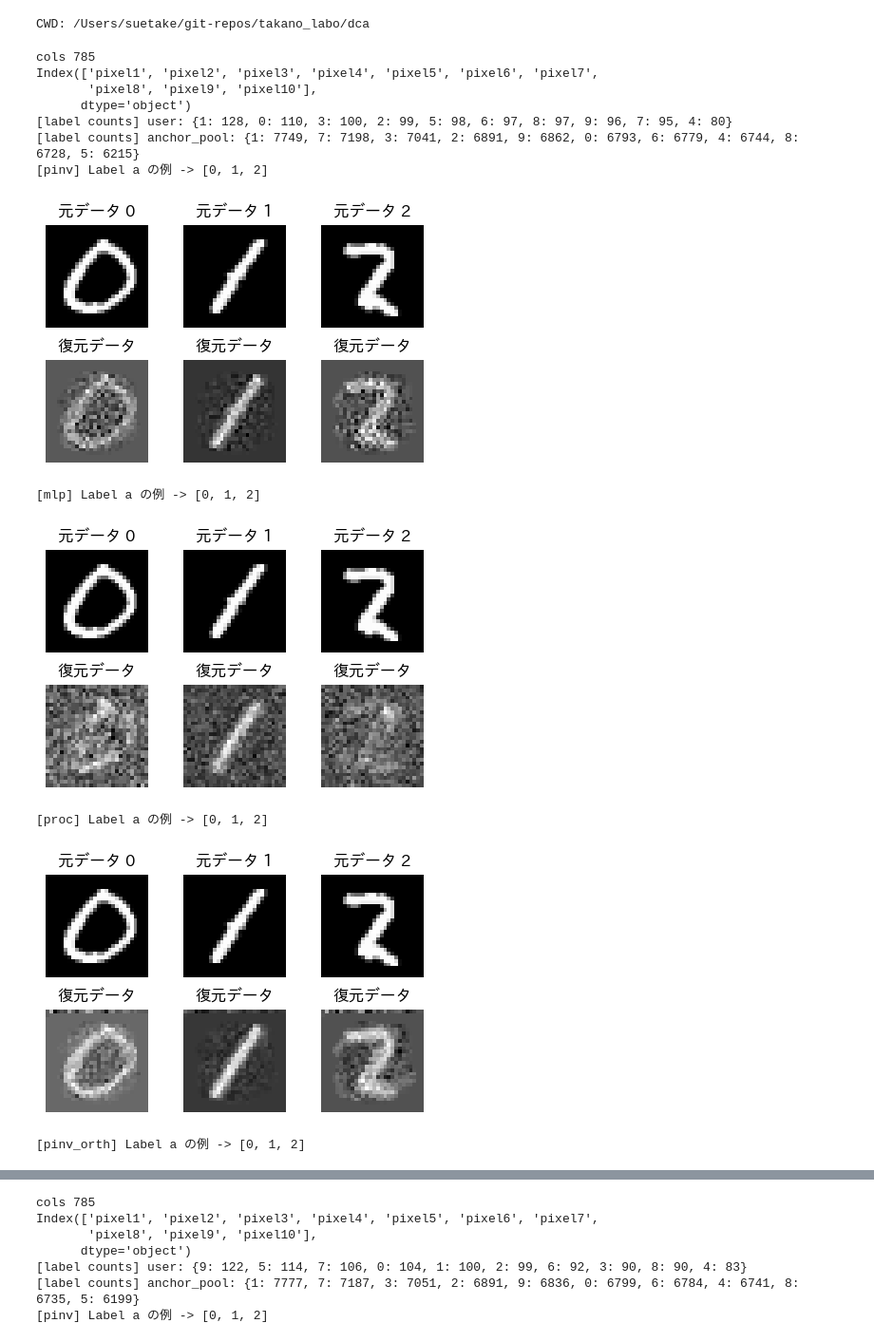
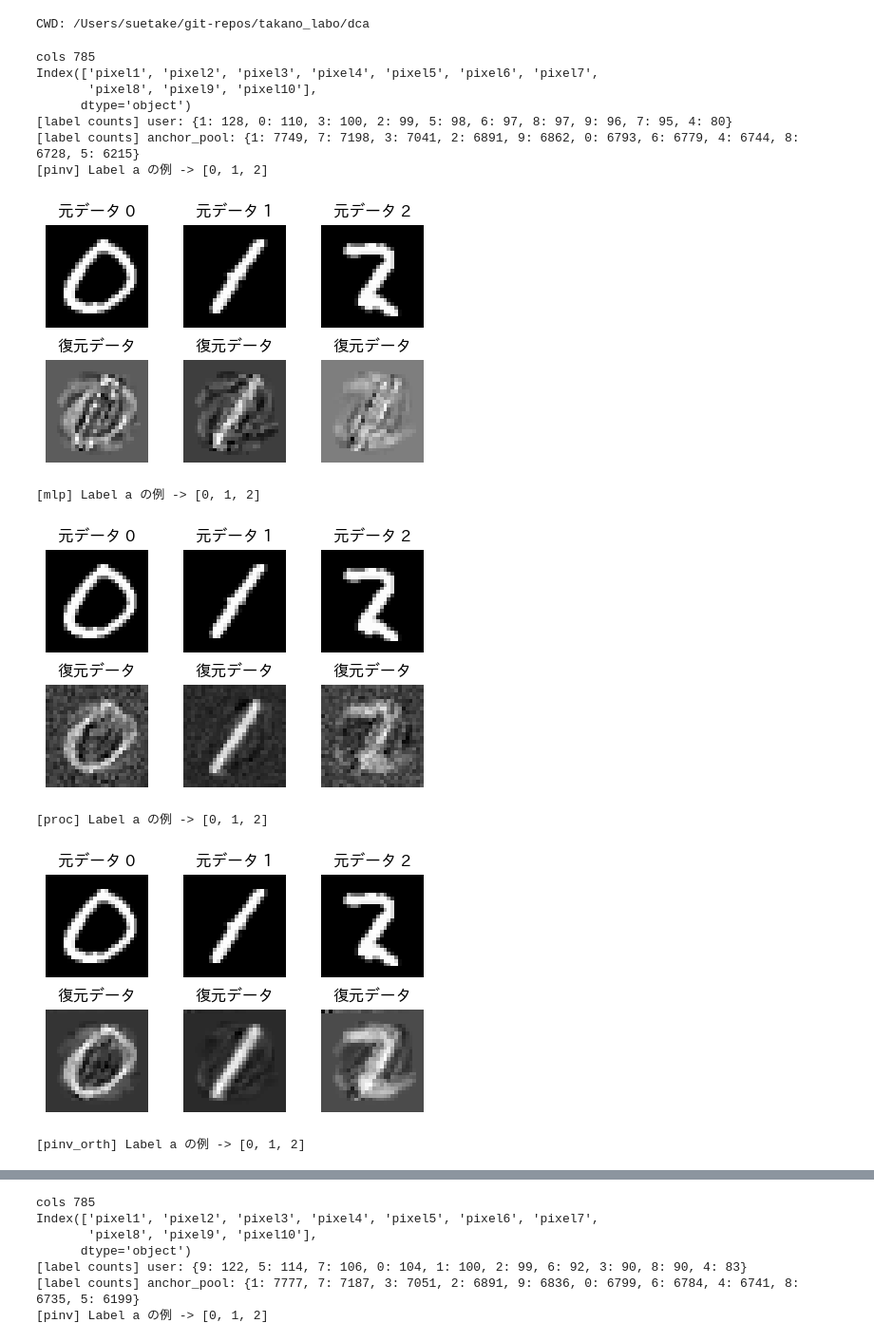
Before and after one commit to takano-lab/data-collaboration-analysis, a Jupyter notebook: 実験用/mnist_reconstruction_privacy_vs_orth.ipynb, the cells around one changed output, grey strips where cells are left out. Shown at 95% size. Saved outputs shown, nothing was run; the diff lists cells and outputs as text; code cells hidden in the pictures.

```diff
--- a/実験用/mnist_reconstruction_privacy_vs_orth.ipynb
+++ b/実験用/mnist_reconstruction_privacy_vs_orth.ipynb
@@ -1122,40 +1122,40 @@ base_config_dict = {
     "anchor_method": ["smote"], # "smote"
     "num_anchor_data": [300],
     "spill_label": [[0,1,2]],
-    "dim_intermediate": [100],
+    "dim_intermediate": [30],
     "visualize_not_a_labels": [[3,4,5,6,7]],
     #"spill_num": [300],
     "F_type": ["svd", "umap"], #   "ae", "kernel_pca_self_tuning", "umap"
     "recon_centering": [True],
     "inter_normalization": [False],
     "preprocess":[False],
     "smote_ratio": [1],
     "gamma_ratio": [1.0],
     "public_anchor_num": [100],
     "use_public_anchor": ["spill_label"],
     #"use_public_anchor":[False],
     "seed":[13],
     "visualize_rec": [True],
     #"visualize_method_list": [["pinv", "pinv_not_orth", "gram", "gram_orth"]],
     "noise_level": [0.0],
 }
 
 
 df_results = run_anchor_local_leak_grid(base_config_dict)
 df_results
 # 適当な CSV 出力
 df_results.to_csv("anchor_local_leak_results.csv", index=False)
 # %% [output]
 cols 785
 Index(['pixel1', 'pixel2', 'pixel3', 'pixel4', 'pixel5', 'pixel6', 'pixel7',
        'pixel8', 'pixel9', 'pixel10'],
       dtype='object')
 [label counts] user: {1: 128, 0: 110, 3: 100, 2: 99, 5: 98, 6: 97, 8: 97, 9: 96, 7: 95, 4: 80}
 [label counts] anchor_pool: {1: 7749, 7: 7198, 3: 7041, 2: 6891, 9: 6862, 0: 6793, 6: 6779, 4: 6744, 8: 6728, 5: 6215}
 [pinv] Label a の例 -> [0, 1, 2]
-[figure, old version]
+[figure, new version]
 [mlp] Label a の例 -> [0, 1, 2]
-[figure, old version]
+[figure, new version]
 [proc] Label a の例 -> [0, 1, 2]
-[figure, old version]
+[figure, new version]
 [pinv_orth] Label a の例 -> [0, 1, 2]
```
Also changed, not shown: parts of 1 cell of this notebook, 17 other files.
